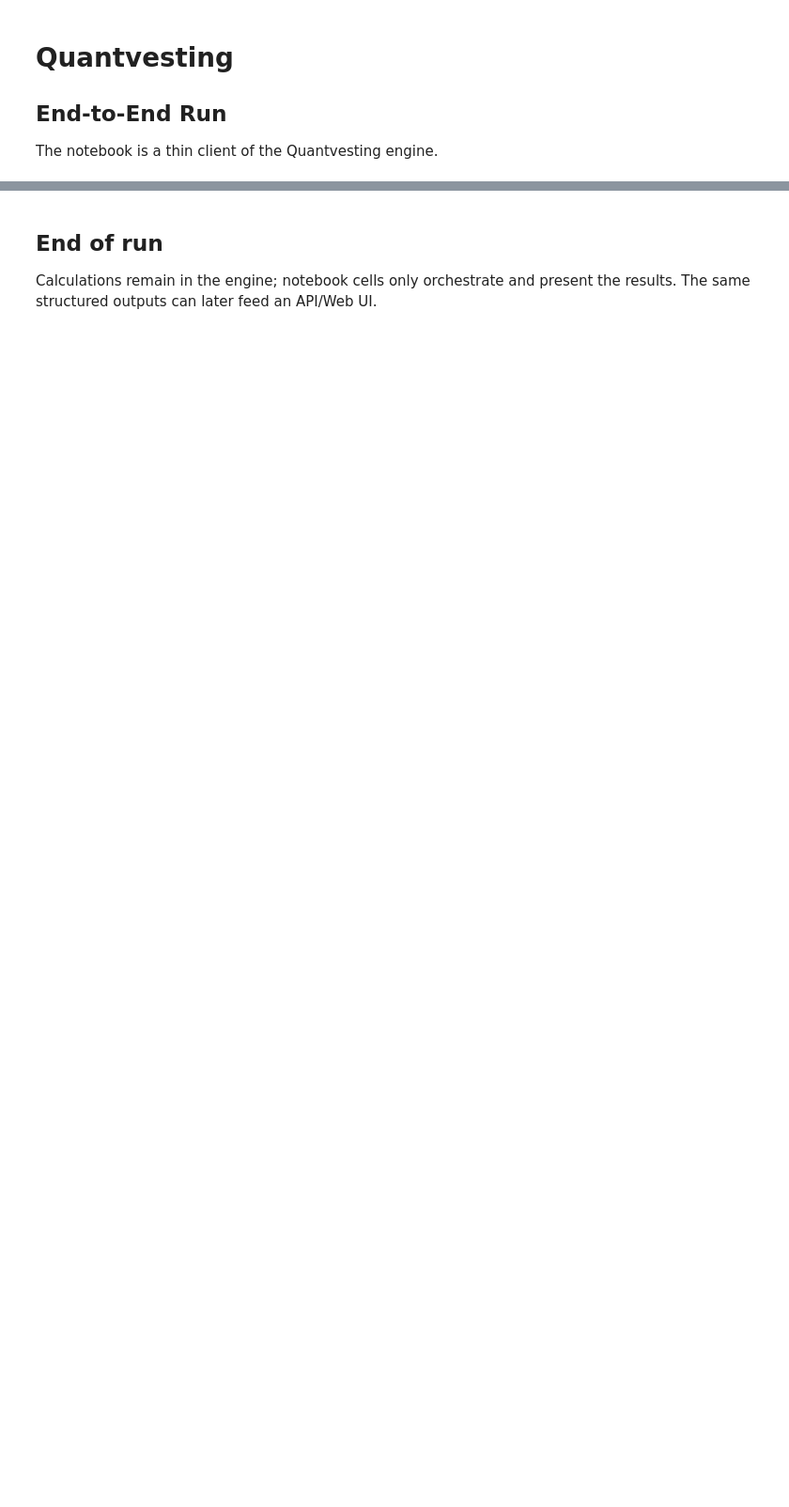
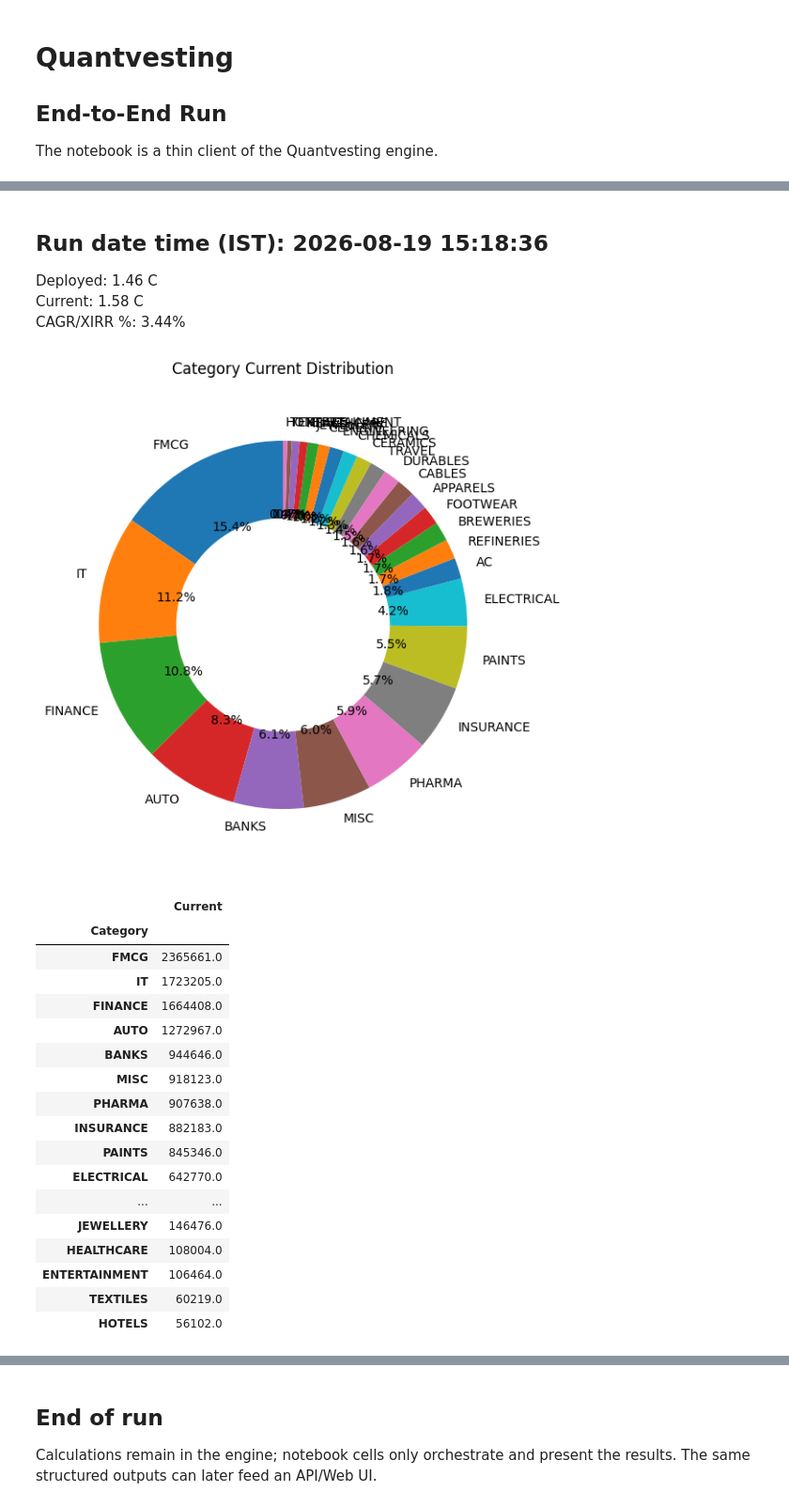
Before and after one commit to ankit-rathi/Quantvesting_v3, a Jupyter notebook: 03_quantvesting_run.ipynb, the cells around one changed output, grey strips where cells are left out. Shown at 94% size. Drawn from its saved outputs; the diff is of its cells as text; code cells hidden in the pictures; blank space fills up the shorter version.

```diff
--- a/03_quantvesting_run.ipynb
+++ b/03_quantvesting_run.ipynb
@@ -87,8 +107,8 @@ df_portfolio, portfolio_summary = qv.portfolio(
 qv.display_dataframe(
     df_portfolio,
     columns=PORTFOLIO_DISPLAY_COLUMNS,
-    sort_by="CurrAlloc%",
-    ascending=False,
+    sort_by="FTT Amt",
+    ascending=True,
 )
 
 qv.display_run_summary(portfolio_summary)
@@ -99,3 +119,4 @@ qv.display_portfolio_category_chart(
     value_column="Current",
     title="Category Current Distribution",
 )
+# %% [output]
@@ -101,0 +136,24 @@ qv.display_portfolio_category_chart(
+## Run date time (IST): 2026-08-19 15:18:36
+
+Deployed:  1.46 C
+Current:  1.58 C
+CAGR/XIRR %: 3.44%
+[figure, added]
+|  | Current |
+| Category |  |
+| FMCG | 2365661.0 |
+| IT | 1723205.0 |
+| FINANCE | 1664408.0 |
+| AUTO | 1272967.0 |
+| BANKS | 944646.0 |
+| MISC | 918123.0 |
+| PHARMA | 907638.0 |
+| INSURANCE | 882183.0 |
+| PAINTS | 845346.0 |
+| ELECTRICAL | 642770.0 |
+| ... | ... |
+| JEWELLERY | 146476.0 |
+| HEALTHCARE | 108004.0 |
+| ENTERTAINMENT | 106464.0 |
+| TEXTILES | 60219.0 |
+| HOTELS | 56102.0 |
```
Also changed, not shown: parts of 5 cells of this notebook.
